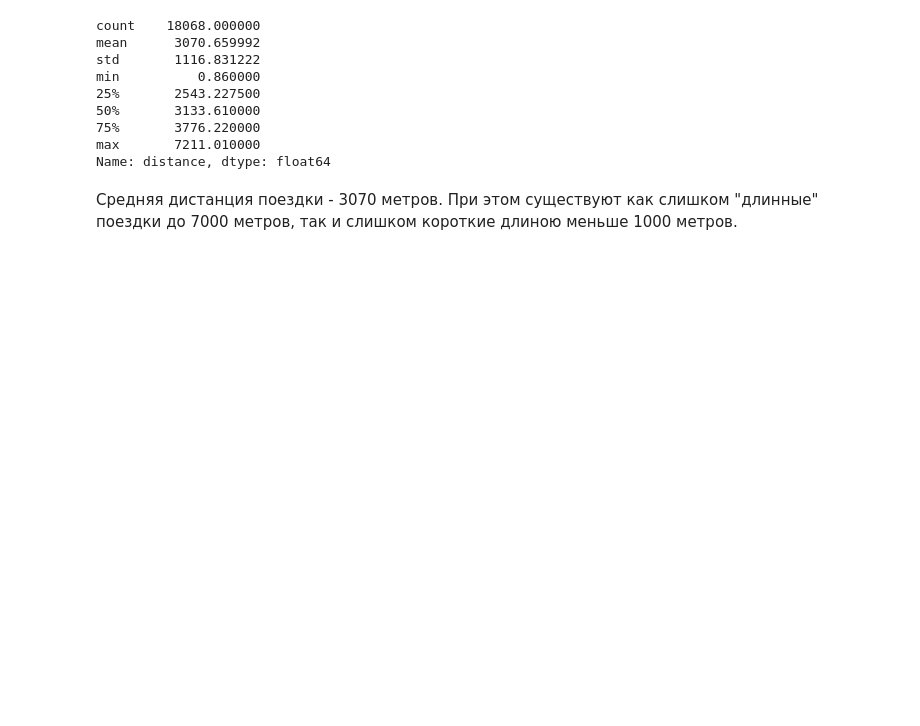
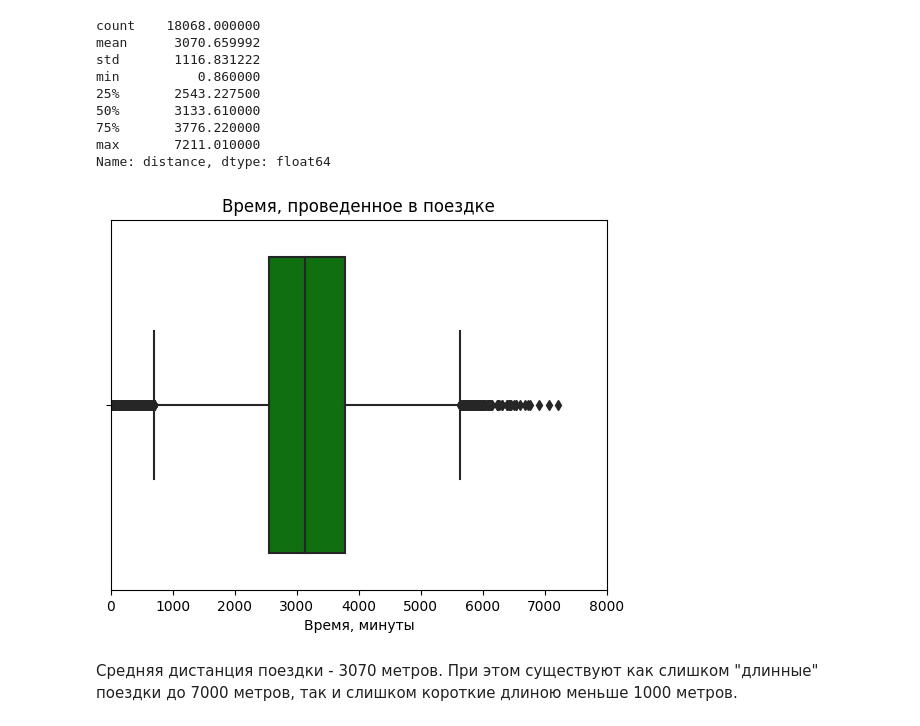
Before and after one commit to ivangolt/yandex_practicum-ds, a Jupyter notebook: 06.usersGo/userGo.ipynb, the cells around one changed output. Drawn from its saved outputs; the diff is of its cells as text; code cells hidden in the pictures; blank space fills up the shorter version.

```diff
--- a/06.usersGo/userGo.ipynb
+++ b/06.usersGo/userGo.ipynb
@@ -312,6 +375,13 @@ min          0.860000
 75%       3776.220000
 max       7211.010000
 Name: distance, dtype: float64
+# %%
+sns.boxplot(x = rides_go['distance'], color='green')
+plt.title('Время, проведенное в поездке')
+plt.xlabel('Время, минуты')
+_ = plt.xlim(0, 8000)
+# %% [output]
+[figure, added]
 # %% [markdown]
 Средняя дистанция поездки - 3070 метров. При этом существуют как слишком "длинные" поездки до 7000 метров, так и слишком короткие длиною меньше 1000 метров.
 # %% [markdown]
```
Also changed, not shown: parts of 62 cells of this notebook.
